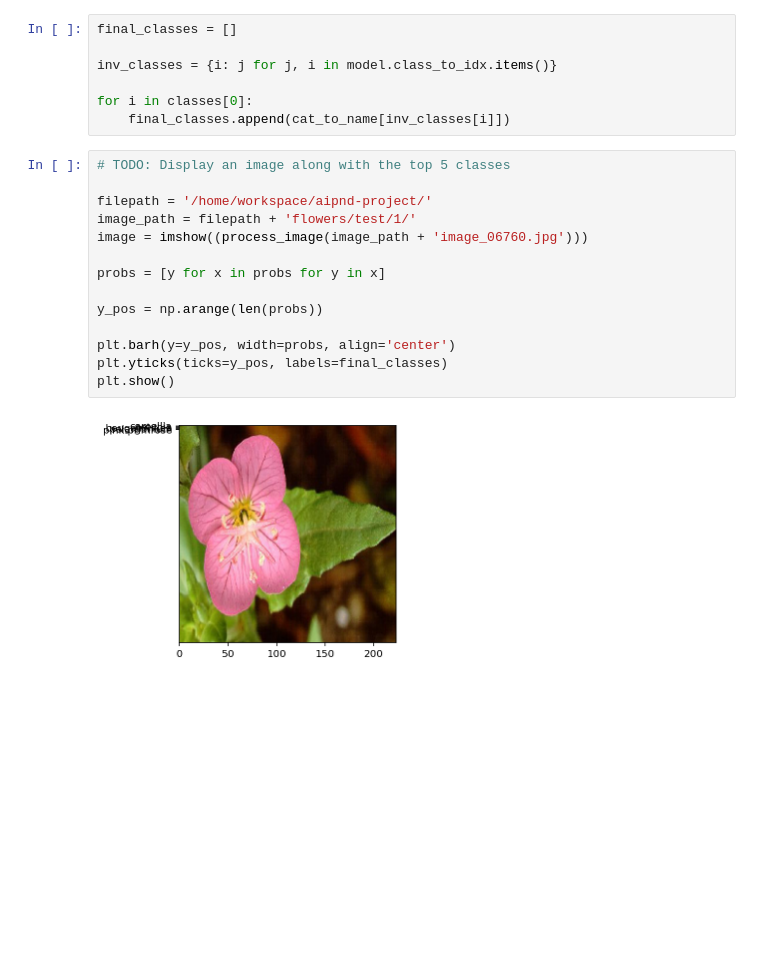
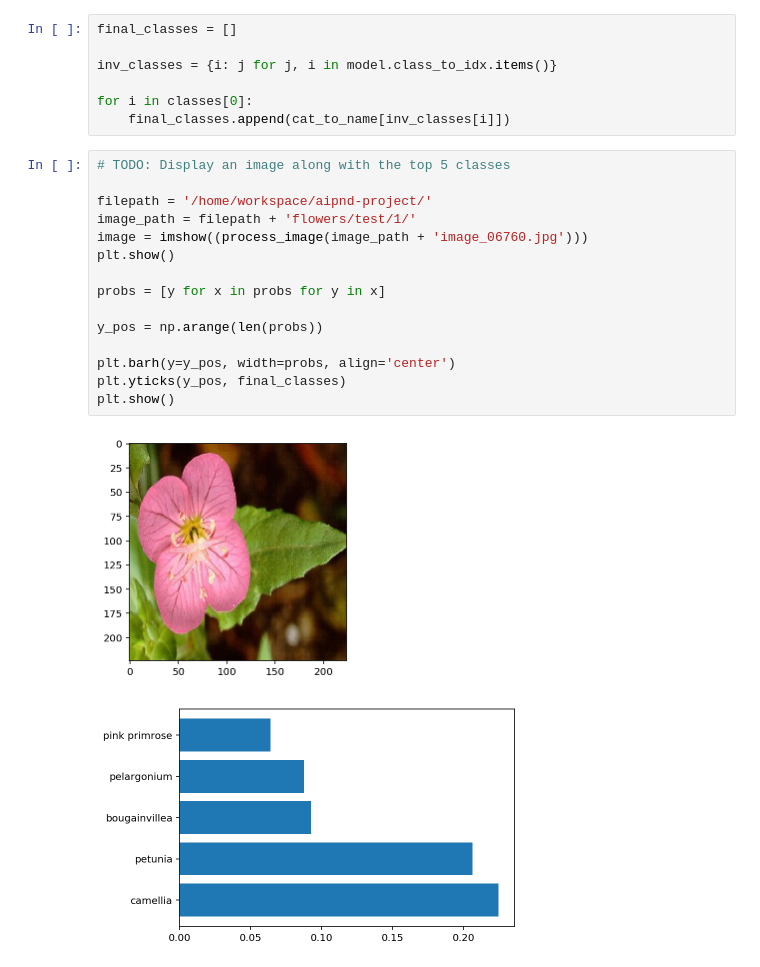
Before and after one commit to jim2236/Image_Classifier_Udacity, a Jupyter notebook: Image Classifier Project.ipynb, the cells around one changed output. Cells and saved outputs as stored; diff of their text form; blank space fills up the shorter version.

```diff
--- a/Image Classifier Project.ipynb
+++ b/Image Classifier Project.ipynb
@@ -440,16 +440,18 @@ for i in classes[0]:
 # %%
 # TODO: Display an image along with the top 5 classes
 
 filepath = '/home/workspace/aipnd-project/'
 image_path = filepath + 'flowers/test/1/'
 image = imshow((process_image(image_path + 'image_06760.jpg')))
+plt.show()
 
 probs = [y for x in probs for y in x]
 
 y_pos = np.arange(len(probs))
 
 plt.barh(y=y_pos, width=probs, align='center')
-plt.yticks(ticks=y_pos, labels=final_classes)
+plt.yticks(y_pos, final_classes)
 plt.show()
 # %% [output]
-[figure, old version]
+[figure, new version]
+[figure, added]
```
